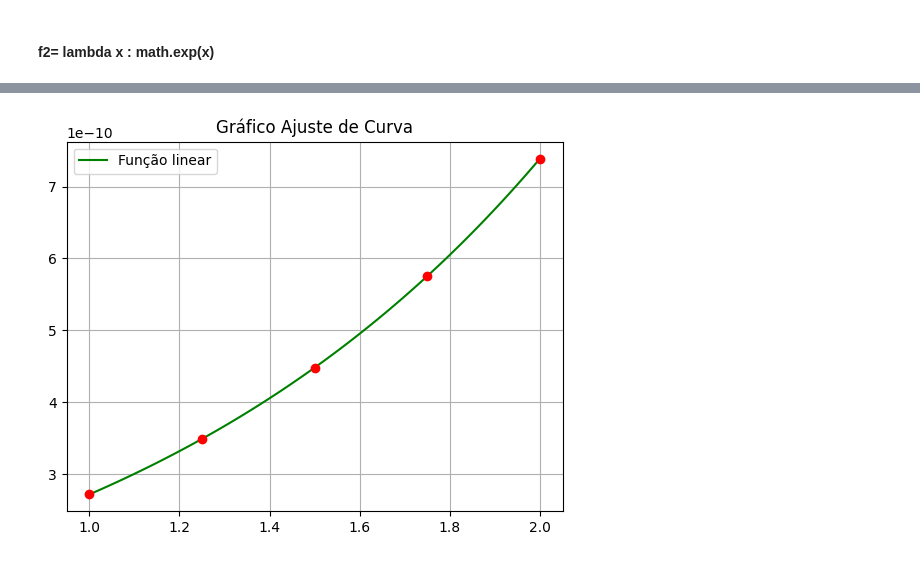
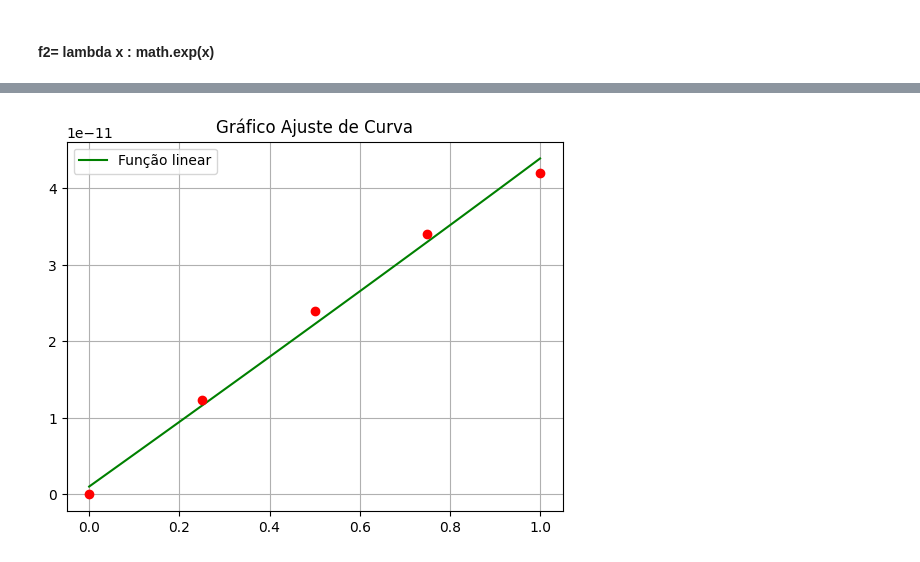
Before and after one commit to syannekaroline/MatematicaComputacional, a Jupyter notebook: ExercícioPratico07.ipynb, the cells around one changed output, grey strips where cells are left out. Drawn from its saved outputs; the diff is of its cells as text; code cells hidden in the pictures.

```diff
--- a/ExercícioPratico07.ipynb
+++ b/ExercícioPratico07.ipynb
@@ -91,17 +90,17 @@ class MQ:
     self.alfas = []
 
   def fit_exp(self, x, y,printValues=False):
+
     self.alfas=[]
     z = np.log(y)# calcula o vetor z ln(y)
     # linearização
     self.fit(x, z, [lambda x:1, lambda x:x]) # calcula os valores de alfa com vetor z g1=1 e g2 = x
     self.alfas[0] = math.e**self.alfas[0] # calcula o a1
+    self.alfas[1] = -self.alfas[1] # calcula o a2
 
     if printValues:
       print("Valores do sistema linear Criado:")
-      print(f"Alfas: {self.alfas}")
 
-    self.alfas[1] = -self.alfas[1] # calcula o a2
 
   def fit(self,x,y,G,printValues=False):
     """método que calcula os valores deo vetor de alfas.\n
@@ -170,14 +169,7 @@ class MQ:
     graph.update_layout(
       title="Ajuste De Curva",
       xaxis_title="X",
-      yaxis_title="Y",
-      font=dict(
-          family="Courier New, monospace",
-          size=18,
-          color="RebeccaPurple"
-      ),
-      width=800,
-      height=500
+      yaxis_title="Y"
     )
     ##############
     if Linear:
@@ -187,15 +179,15 @@ class MQ:
     plt.title('Gráfico Ajuste de Curva')
 
     if NaoLinear:
-      self.fit_exp(x, y)
+      # self.fit_exp(x, y)
       y_nlinear = list(map(lambda x: self.calc_exp(x), x_line))
       plt.plot(x_line,y_nlinear,'b-',label= 'Função Não linear')
       graph.add_trace(go.Scatter(x=x_line, y=y_nlinear,mode='lines', name='Exponecial'))
+
     plt.plot(x, y,'ro')# plota como pontos
     plt.legend()
     plt.grid()
     plt.show()
 
-
     graph.add_trace(go.Scatter(x=x, y=y,mode='markers', name='(x,y)'))
     graph.show()
@@ -242,0 +276,4 @@ mq.plotPontos(X1,Y1)
+# %%
+f3 = lambda x: np.sin(x)**1/2
+
+plotar_grafico(f3,(0,1),np.linspace(0,1,5),"lambda x: np.sin(x)**1/2")
@@ -242,0 +282,10 @@ mq.plotPontos(X1,Y1)
+# %%
+###### Calulando o ajuste de curva dos pontos integralizados
+X3 = np.linspace(0,1,5)
+Y3 = GetIntegral(f3,0,1,5)
+
+print(X3)
+print(Y3)
+mq = MQ()
+
+mq.plotPontos(X3,Y3)
@@ -243,5 +296,5 @@ mq.plotPontos(X1,Y1)
 # %%
-mq.fit(X1,Y1,[lambda x : x, lambda x : math.exp(x)])
-mq.PrintAjusteCurva(X1,Y1,True)
+mq.fit(X3,Y3,[lambda x : x,lambda x : math.exp(x)])
+mq.PrintAjusteCurva(X3,Y3,Linear=True)
 # %% [output]
-[figure, old version]
+[figure, new version]
```
Also changed, not shown: parts of 11 cells of this notebook, 2 other files.
